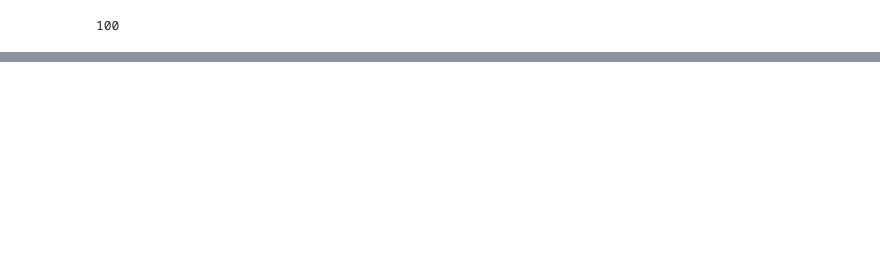
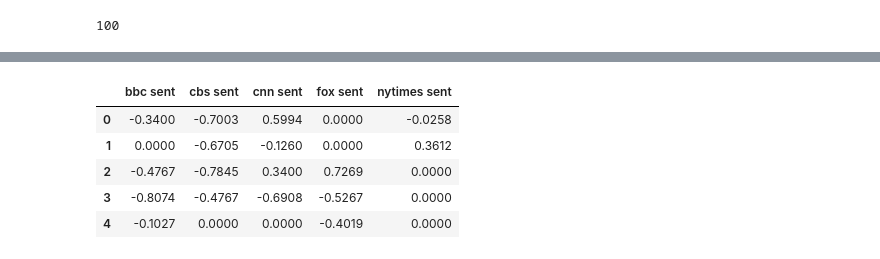
Before and after one commit to austingould1/newsmood, a Jupyter notebook: newsmood.ipynb, the cells around one changed output, grey strips where cells are left out. Cells and saved outputs as stored; diff of their text form; code cells hidden in the pictures; blank space fills up the shorter version.

````diff
--- a/newsmood.ipynb
+++ b/newsmood.ipynb
@@ -152,23 +143,42 @@ See: http://matplotlib.org/users/legend_guide.html#using-proxy-artist
 # %%
 # # Export to CSV
+
+# * Save both a CSV of all data retrieved and png images for each scatter plot.
+tweet_text = pandas.DataFrame({
+    "bbc sent": compound_bbc,
+    "cbs sent" : compound_cbs,
+    "cnn sent" : compound_cnn,
+    "fox sent" : compound_fox,
+    "nytimes sent" : compound_nytimes
+
+
+})
+tweet_text.head()
 # file_name = str(time.strftime("%m-%d-%y")) + "-tweets.csv"
 # tweet_df.to_csv("analysis/" + file_name, encoding="utf-8")
 
 # # Create a legend
 # lgnd = plt.legend(fontsize="small", mode="Expanded",
 #                   numpoints=1, scatterpoints=1,
 #                   loc="upper left", bbox_to_anchor=(1,1), title="Media Sources",
 #                   labelspacing=0.5)
 
 # # Save the figure (and account for the legend being outside the plot when saving)
 # file_name = str(time.strftime("%m-%d-%y")) + "-Fig1.png"
 # plt.savefig("analysis/" + file_name, bbox_extra_artists=(lgnd, ), bbox_inches='tight')
 
 # ```python
 # # Average all polarities by news source
 # tweet_df_polarity = tweet_df.groupby(["tweet_source"]).mean()["tweet_vader_score"]
 
 # # View the polarities
 # pd.DataFrame(tweet_df_polarity)
 
-I am still struggling with this to understand the difference in overall sentiment, and polarity.
+#I am still struggling with this to understand the difference in overall sentiment, and polarity.
+# %% [output]
+|  | bbc sent | cbs sent | cnn sent | fox sent | nytimes sent |
+| 0 | -0.3400 | -0.7003 | 0.5994 | 0.0000 | -0.0258 |
+| 1 | 0.0000 | -0.6705 | -0.1260 | 0.0000 | 0.3612 |
+| 2 | -0.4767 | -0.7845 | 0.3400 | 0.7269 | 0.0000 |
+| 3 | -0.8074 | -0.4767 | -0.6908 | -0.5267 | 0.0000 |
+| 4 | -0.1027 | 0.0000 | 0.0000 | -0.4019 | 0.0000 |
````
Also changed, not shown: parts of 5 cells of this notebook, 2 other files.
